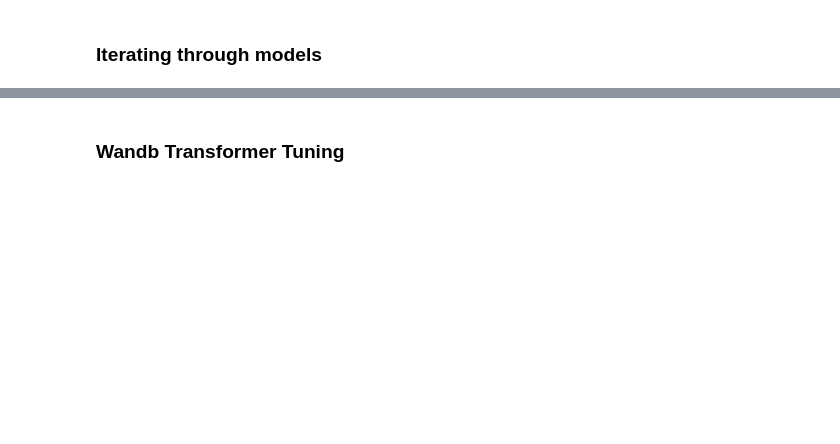
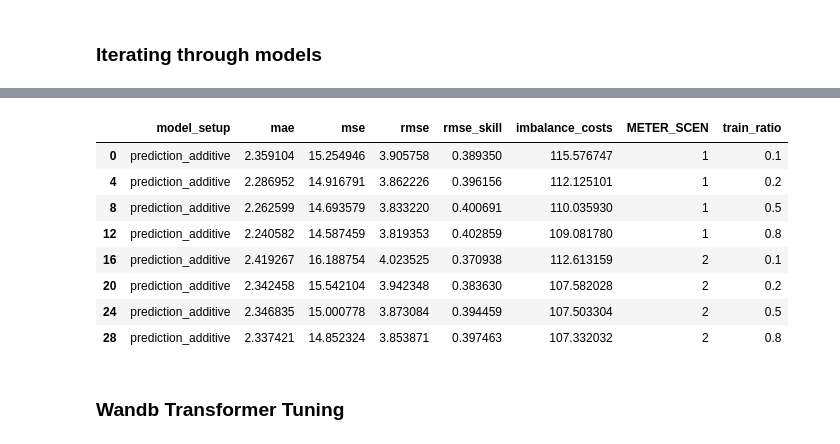
Before and after one commit to nikohou/net-load-forecasting, a Jupyter notebook: notebooks/data_driven_modeling.ipynb, the cells around one changed output, grey strips where cells are left out. Cells and saved outputs as stored; diff of their text form; code cells hidden in the pictures; blank space fills up the shorter version.

```diff
--- a/notebooks/data_driven_modeling.ipynb
+++ b/notebooks/data_driven_modeling.ipynb
@@ -553,3 +529,5 @@ df_metrics_all.to_csv(os.path.join(os.getcwd(),'data','model_results','df_metric
+# %%
+df_metrics_all = pd.read_csv(os.path.join(os.getcwd(),'data','model_results',f'df_metrics_all.csv'))
 # %%
 # TODO run for missing ratios,
 
@@ -569,6 +547,18 @@ fig.update_layout(barmode='group',
                   xaxis_title="Ratio of data used for training",
                   yaxis_title="Imbalance costs [€]",)
 fig.show()
+# %%
+t
+# %% [output]
+|  | model_setup | mae | mse | rmse | rmse_skill | imbalance_costs | METER_SCEN | train_ratio |
+| 0 | prediction_additive | 2.359104 | 15.254946 | 3.905758 | 0.389350 | 115.576747 | 1 | 0.1 |
+| 4 | prediction_additive | 2.286952 | 14.916791 | 3.862226 | 0.396156 | 112.125101 | 1 | 0.2 |
+| 8 | prediction_additive | 2.262599 | 14.693579 | 3.833220 | 0.400691 | 110.035930 | 1 | 0.5 |
+| 12 | prediction_additive | 2.240582 | 14.587459 | 3.819353 | 0.402859 | 109.081780 | 1 | 0.8 |
+| 16 | prediction_additive | 2.419267 | 16.188754 | 4.023525 | 0.370938 | 112.613159 | 2 | 0.1 |
+| 20 | prediction_additive | 2.342458 | 15.542104 | 3.942348 | 0.383630 | 107.582028 | 2 | 0.2 |
+| 24 | prediction_additive | 2.346835 | 15.000778 | 3.873084 | 0.394459 | 107.503304 | 2 | 0.5 |
+| 28 | prediction_additive | 2.337421 | 14.852324 | 3.853871 | 0.397463 | 107.332032 | 2 | 0.8 |
 # %% [markdown]
 ### Wandb Transformer Tuning
 # %%
```
Also changed, not shown: parts of 10 cells of this notebook, 5 other files.
